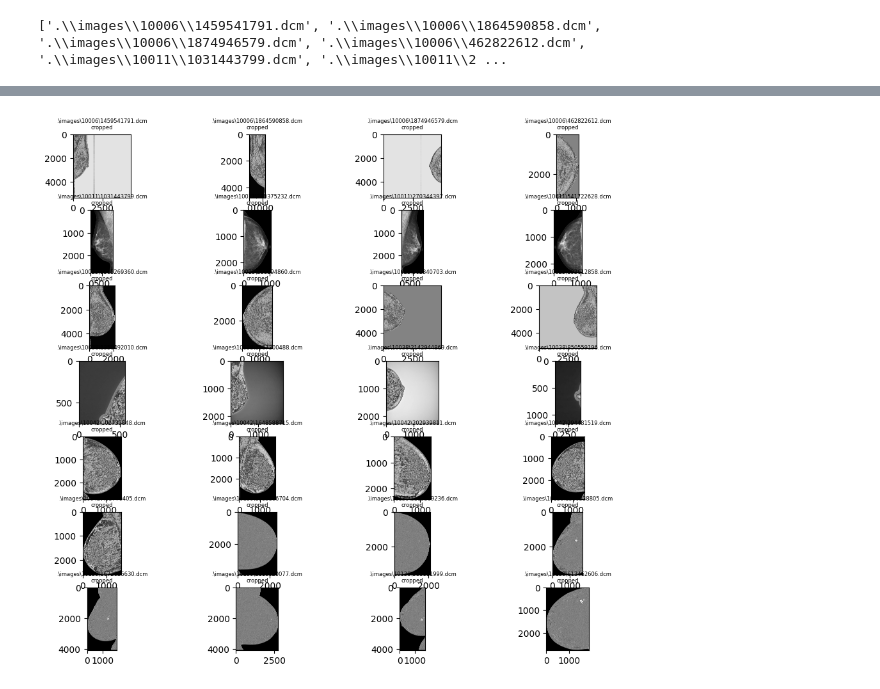
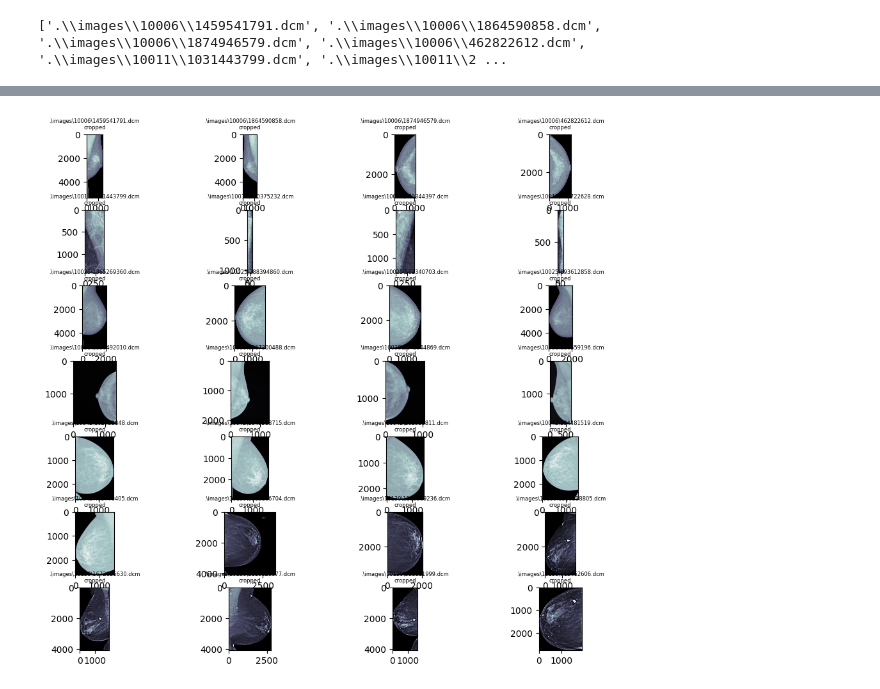
Before and after one commit to 5020hunter/RSNA-Breast-Cancer, a Jupyter notebook: preprocessing.ipynb, the cells around one changed output, grey strips where cells are left out. Saved outputs shown, nothing was run; the diff lists cells and outputs as text; code cells hidden in the pictures.

```diff
--- a/preprocessing.ipynb
+++ b/preprocessing.ipynb
@@ -143,5 +147,5 @@ plt.figure(figsize=(12,12))
 for i, img in enumerate(imgs):
     plt.subplot(len(imgs)//4 + 1, 4, i+1)
     plt.title(im_files[i], fontsize=6)
-    plt.imshow(img, cmap='gray')
+    plt.imshow(img, cmap='bone')
 # %% [output]
@@ -151,7 +155,7 @@ for i, img in enumerate(imgs):
 masks_bboxes = []
 plt.figure(figsize=(12,12))
 for i, img in enumerate(imgs):
-    mask, bbox = breast_segment(img, scale_factor=.25, threshold=30000)
+    mask, bbox = breast_segment(img, scale_factor=.25, threshold=3000)
     masks_bboxes.append((mask,bbox))
     plt.subplot(len(imgs)//4 + 1, 4, i+1)
     plt.title(im_files[i] + '\nmask', fontsize=6)
@@ -167,20 +166,23 @@ breast and mask side mismatch. inverting!
-# %%
-def get_segment_crop(image,tol=0, mask=None):
-    if mask is None:
-        mask = image > tol
-    return image[np.ix_(mask.any(1), mask.any(0))]
+# %%
+def get_segment_crop(image, tol=100, mask=None):
+    if mask is None:
+        mask = image > tol
+    farthest_pixel = np.max(list(zip(*np.where(mask == 1))), axis=0)
+    nearest_pixel = np.min(list(zip(*np.where(mask == 1))), axis=0)
+    cropped = img[nearest_pixel[0]:farthest_pixel[0], nearest_pixel[1]:farthest_pixel[1]]
+    return cropped
 # %%
 %matplotlib inline
 tts = []
 plt.figure(figsize=(12,12))
 for i, img in enumerate(imgs):
     tt = get_segment_crop(img, mask=masks_bboxes[i][0])
     tts.append(tt)
     plt.subplot(len(imgs)//4 + 1, 4, i+1)
     plt.title(im_files[i] + '\ncropped', fontsize=6)
-    plt.imshow(tt, cmap='gray')
+    plt.imshow(tt, cmap='bone')
 # %% [output]
-[figure, old version]
+[figure, new version]
 # %%
 def histogram_equalization(img):
     m = int(np.max(img))
```
Also changed, not shown: parts of 5 cells of this notebook, 5 other files.
